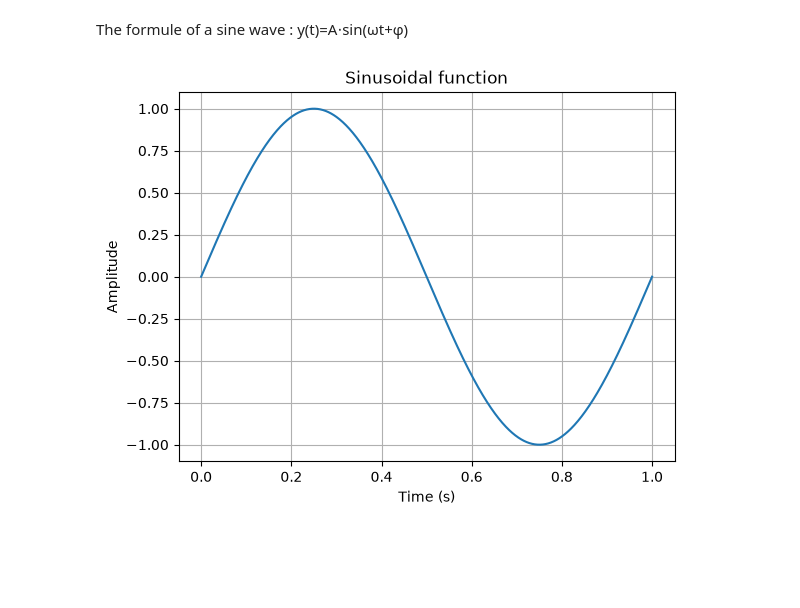
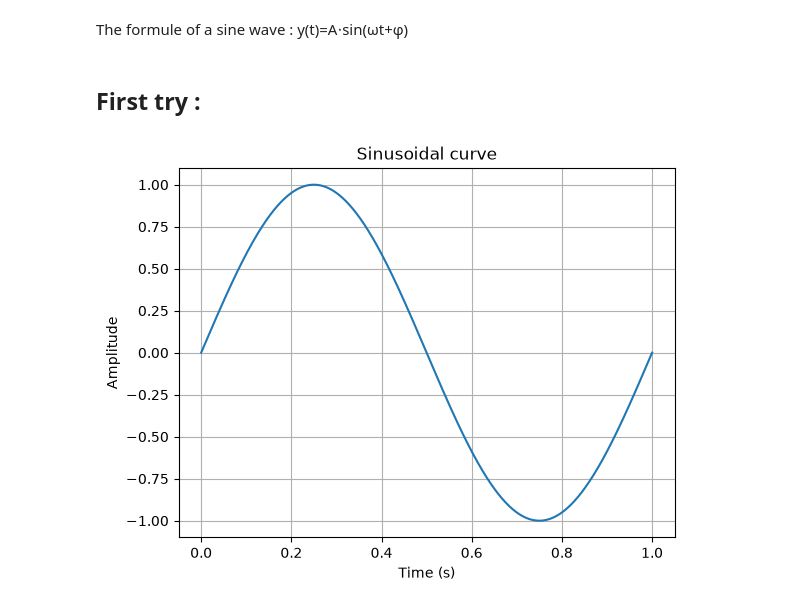
Before and after one commit to jeanne-le-roux-web/python-series02, a Jupyter notebook: python-series02.ipynb, the cells around one changed output. Cells and saved outputs as stored; diff of their text form; code cells hidden in the pictures; blank space fills up the shorter version.

```diff
--- a/python-series02.ipynb
+++ b/python-series02.ipynb
@@ -4,6 +4,8 @@ The goal is to code the generation of a sine wave and its visualization, and to
 # %% [markdown]
 The formule of a sine wave :
 y(t)=A⋅sin⁡(ωt+φ)
+# %% [markdown]
+## First try :
 # %%
 # 1. import libraries
 # numpy is for numerical calculations, matplotlib is for graphing and as plt a surname for matplotlib.pyplot
@@ -20,19 +22,19 @@ s = np.sin(2 * np.pi * t)
 # %%
 # 4. Plot s as a function of t
 plt.plot(t, s)
 # 5. Add a title to the plot that says "Sinusoidal function"
-plt.title("Sinusoidal function")
+plt.title("Sinusoidal curve")
 # 6. Add a label to the x axis
 # label to add names for axis
 plt.xlabel("Time (s)")
 # 7. Add a label to the y axis
 plt.ylabel("Amplitude")
 # 8. Add a grid to the plot
 # grid to add a grid to the plot and sometime 'true' is used to show the grid
 plt.grid()
 # 9. Save the plot as a png file called "sine_function.png"
 # to save directly the plot as a png file in my folder
 plt.savefig("sine_function.png")
 # sometimes plt.show() is used to show the plot in a classic python script
 # %% [output]
-[figure, old version]
+[figure, new version]
```
Also changed, not shown: parts of 2 cells of this notebook, 3 other files.
